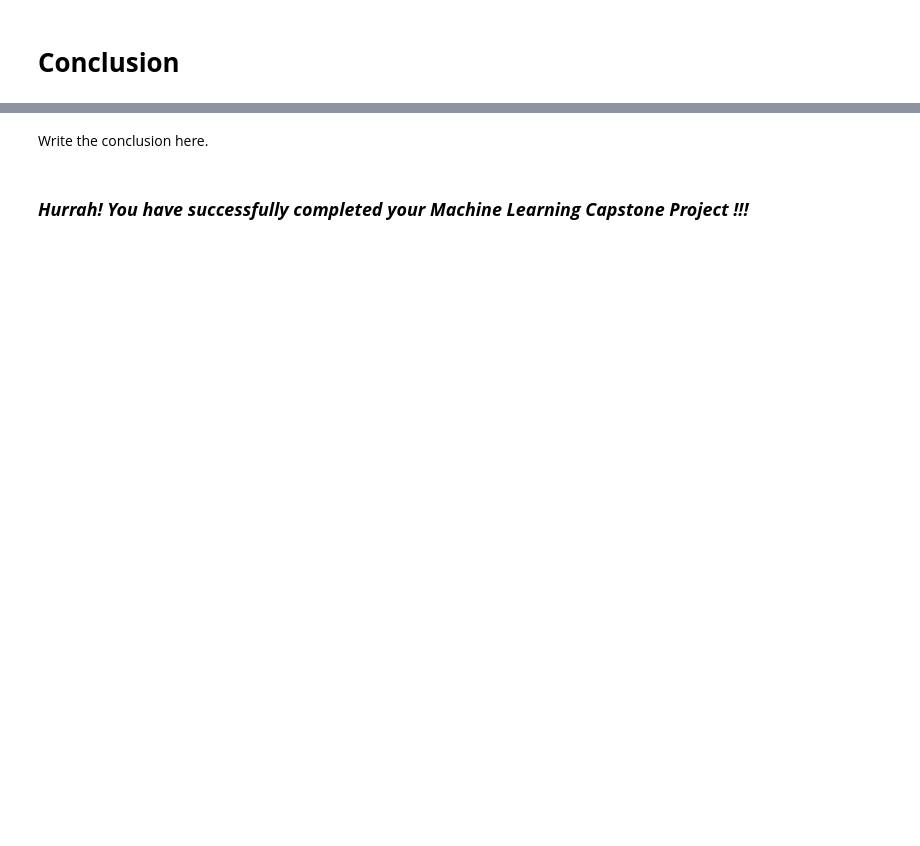
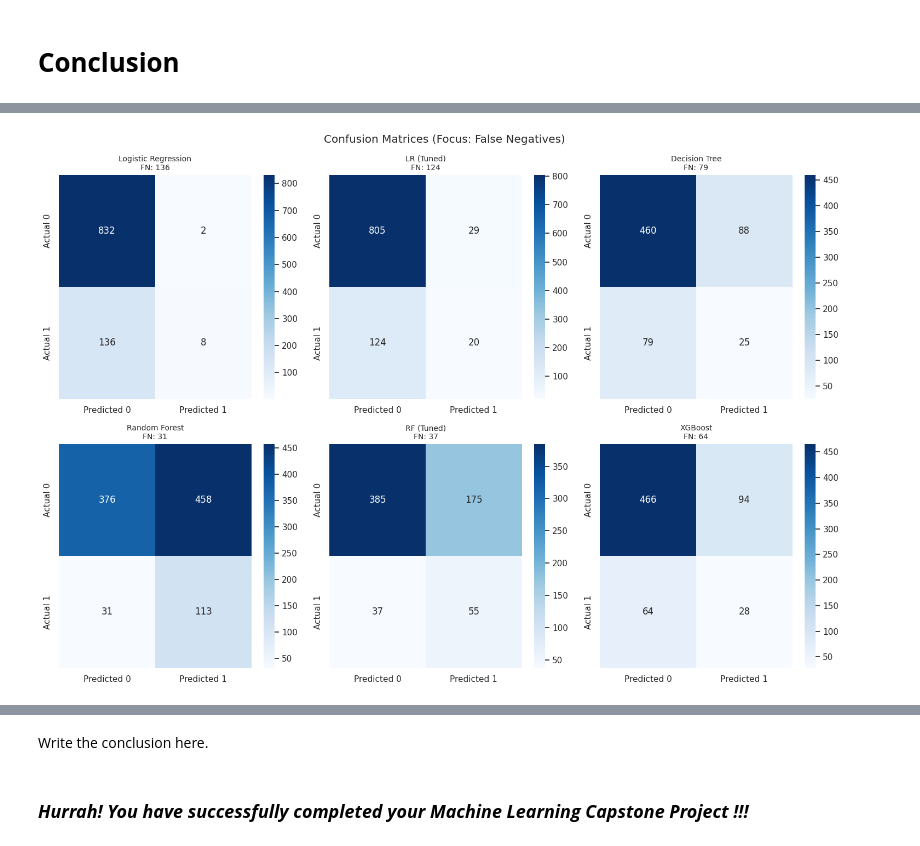
Before and after one commit to rameez16/Machine-Learning, a Jupyter notebook: Cardio_Vascular_Risk_Prediction.ipynb, the cells around one changed output, grey strips where cells are left out. Cells and saved outputs as stored; diff of their text form; code cells hidden in the pictures; blank space fills up the shorter version.

```diff
--- a/Cardio_Vascular_Risk_Prediction.ipynb
+++ b/Cardio_Vascular_Risk_Prediction.ipynb
@@ -2390,0 +2347,39 @@ weighted avg       0.79      0.76      0.77       652
+# %%
+import pandas as pd
+import matplotlib.pyplot as plt
+import seaborn as sns
+
+# Model names and confusion matrices
+models = {
+    'Logistic Regression': [[832, 2], [136, 8]],
+    'LR (Tuned)': [[805, 29], [124, 20]],
+    'Decision Tree': [[460, 88], [79, 25]],
+    'Random Forest': [[376, 458], [31, 113]],
+    'RF (Tuned)': [[385, 175], [37, 55]],
+    'XGBoost': [[466, 94], [64, 28]]
+}
+
+# Convert to DataFrame for metrics
+metrics = []
+for model, cm in models.items():
+    TN, FP = cm[0]
+    FN, TP = cm[1]
+    accuracy = (TN + TP) / (TN + FP + FN + TP)
+    recall = TP / (TP + FN)  # Sensitivity (reduce FN)
+    precision = TP / (TP + FP)
+    metrics.append([model, TN, FP, FN, TP, accuracy, recall, precision])
+
+df_metrics = pd.DataFrame(metrics, columns=['Model', 'TN', 'FP', 'FN', 'TP', 'Accuracy', 'Recall', 'Precision'])
+# %%
+plt.figure(figsize=(15, 10))
+for i, (model, cm) in enumerate(models.items()):
+    plt.subplot(2, 3, i+1)
+    sns.heatmap(cm, annot=True, fmt='d', cmap='Blues',
+                xticklabels=['Predicted 0', 'Predicted 1'],
+                yticklabels=['Actual 0', 'Actual 1'])
+    plt.title(f'{model}\nFN: {cm[1][0]}', fontsize=10)
+plt.tight_layout()
+plt.suptitle('Confusion Matrices (Focus: False Negatives)', y=1.02)
+plt.show()
+# %% [output]
+[figure, added]
```
Also changed, not shown: parts of 45 cells of this notebook.
